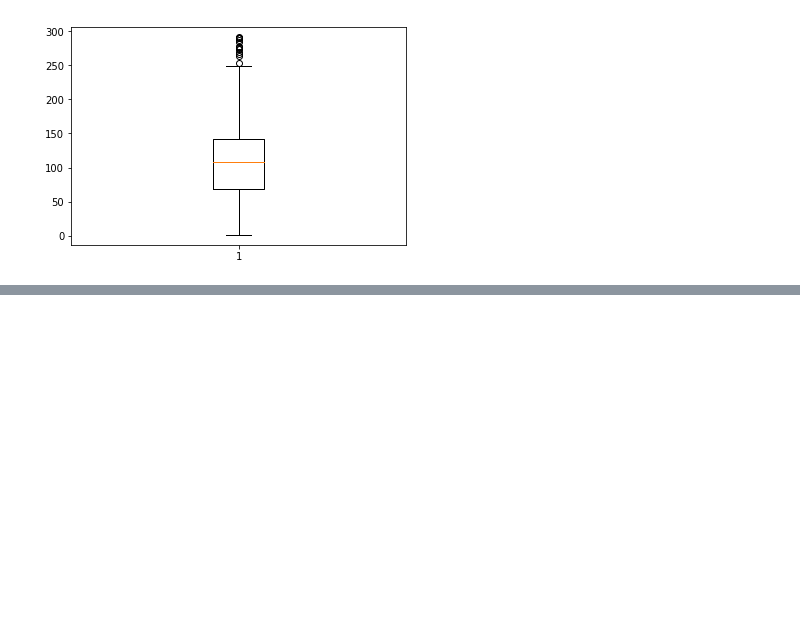
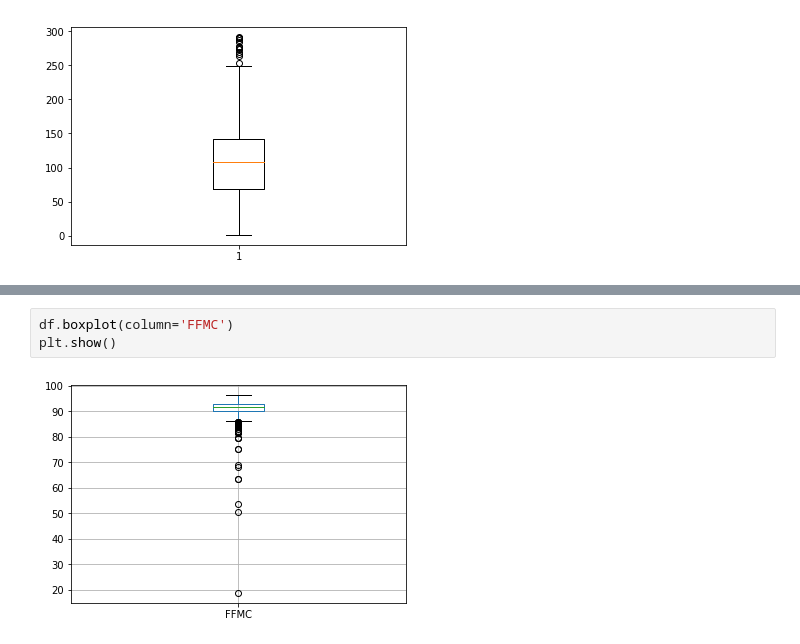
Before and after one commit to ssp4all/Data-Mining, a Jupyter notebook: forest_visualisation_k.ipynb, the cells around one changed output, grey strips where cells are left out. Drawn from its saved outputs; the diff is of its cells as text; blank space fills up the shorter version.

```diff
--- a/forest_visualisation_k.ipynb
+++ b/forest_visualisation_k.ipynb
@@ -79,0 +60,5 @@ plt.show()
+# %%
+df.boxplot(column='FFMC')
+plt.show()
+# %% [output]
+[figure, added]
```
Also changed, not shown: parts of 11 cells of this notebook.
